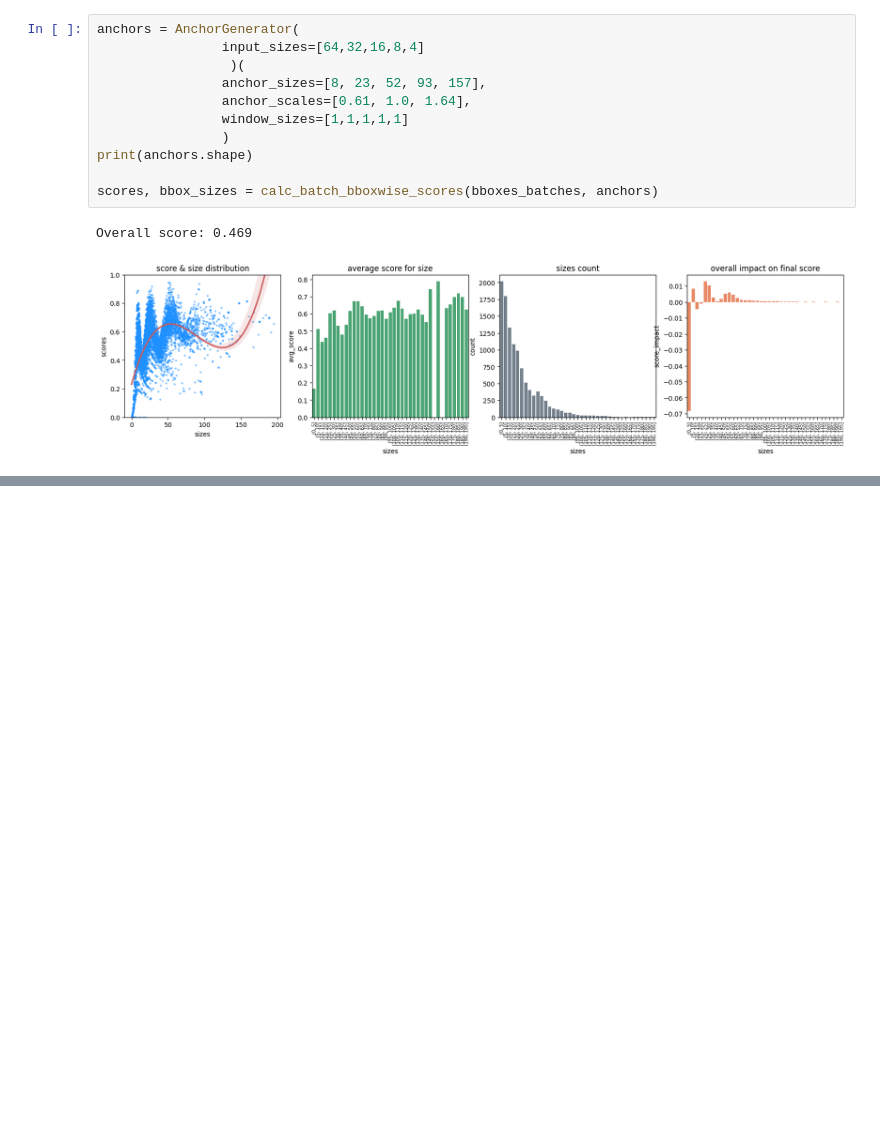
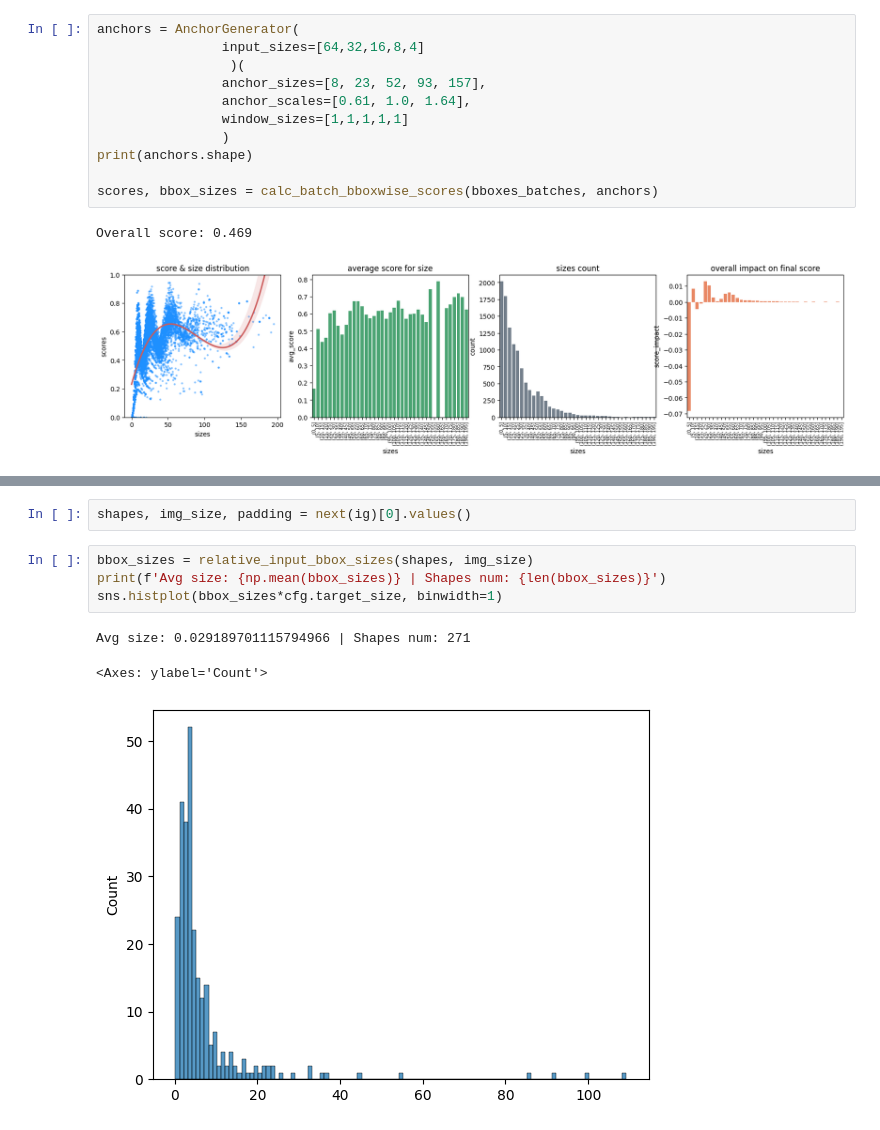
Before and after one commit to fzzyfoxx/resume, a Jupyter notebook: maps_vectorization/RPN_optimization.ipynb, the cells around one changed output, grey strips where cells are left out. Cells and saved outputs as stored; diff of their text form; blank space fills up the shorter version.

```diff
--- a/maps_vectorization/RPN_optimization.ipynb
+++ b/maps_vectorization/RPN_optimization.ipynb
@@ -429,0 +716,10 @@ Overall score: 0.469
+# %%
+shapes, img_size, padding = next(ig)[0].values()
+# %%
+bbox_sizes = relative_input_bbox_sizes(shapes, img_size)
+print(f'Avg size: {np.mean(bbox_sizes)} | Shapes num: {len(bbox_sizes)}')
+sns.histplot(bbox_sizes*cfg.target_size, binwidth=1)
+# %% [output]
+Avg size: 0.029189701115794966 | Shapes num: 271
+<Axes: ylabel='Count'>
+[figure, added]
```
Also changed, not shown: parts of 24 cells of this notebook.
